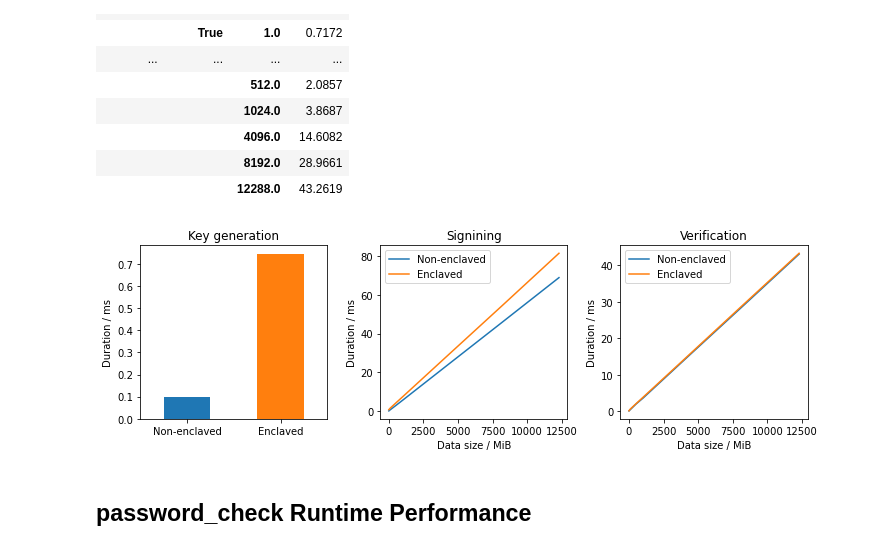
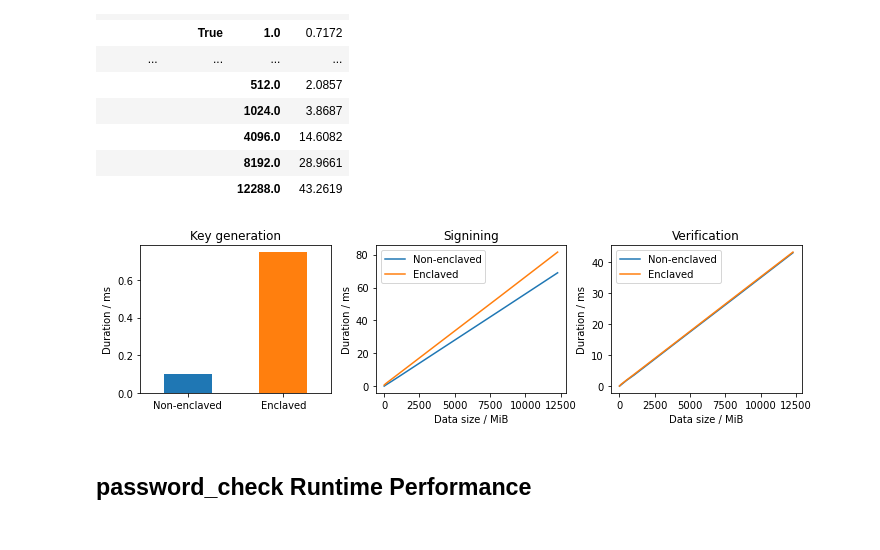
Before and after one commit to F30/Cadote, a Jupyter notebook: examples/performance_macro.ipynb, the cells around one changed output. Saved outputs shown, nothing was run; the diff lists cells and outputs as text; code cells hidden in the pictures.

Commit message:
Improve plot margins/padding in evaluation notebooks

```diff
--- a/examples/performance_macro.ipynb
+++ b/examples/performance_macro.ipynb
@@ -111,28 +112,29 @@ results
 |  |  | 12288.0 | 43.2619 |
 # %%
 fig, ax = plt.subplots(1, 3, figsize=(10, 3))
-fig.tight_layout(h_pad=1.8, w_pad=2.2)
 
 res = results[results.index.isin(['genkey'], level=0)]
 res['duration'].plot(kind='bar', ax=ax[0], color=['#1f77b4', '#ff7f0e'])
 ax[0].set_xticklabels(['Non-enclaved', 'Enclaved'], rotation=0)
 ax[0].xaxis.get_label().set_visible(False)
 
 unstacked_results = results.unstack()
 for i, op in enumerate(['sign', 'verify'], start=1):
     res = unstacked_results[unstacked_results.index.isin([op], level=0)]
     res['duration'].T.plot(kind='line', ax=ax[i])
 
 for i in range(3):
     ax[i].set_ylabel('Duration / ms')
 
 for i in range(1, 3):
     ax[i].ticklabel_format(style='plain')
     ax[i].set_xlabel('Data size / MiB')
     ax[i].legend(['Non-enclaved', 'Enclaved'], loc='upper left')
 
 ax[0].set_title('Key generation')
 ax[1].set_title('Signining')
-_ = ax[2].set_title('Verification')
+ax[2].set_title('Verification')
+
+fig.tight_layout()
 # %% [output]
-[figure, old version]
+[figure, new version]
```
Also changed, not shown: parts of 5 cells of this notebook, 1 other file.
